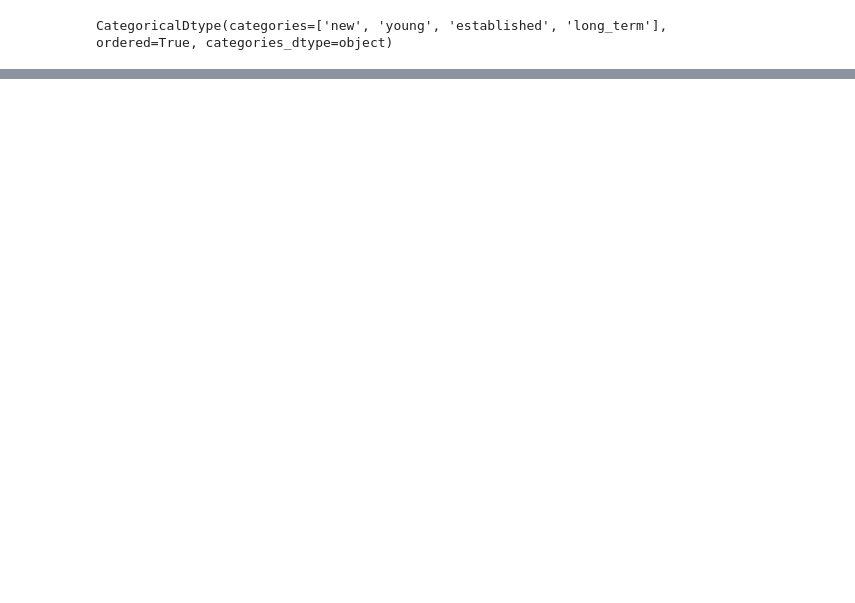
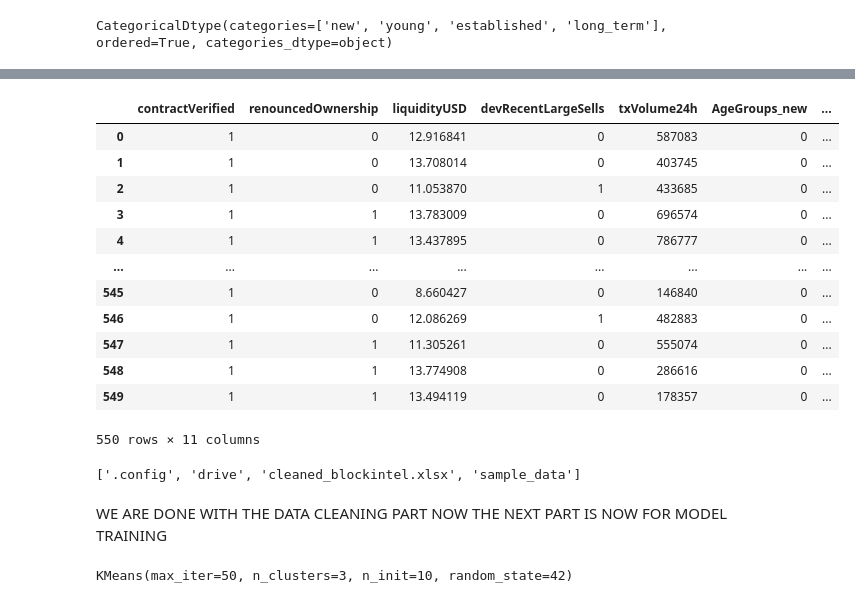
Before and after one commit to LaiTechTinker/Datascinceproject, a Jupyter notebook: Block_intel_onchain.ipynb, the cells around one changed output, grey strips where cells are left out. Drawn from its saved outputs; the diff is of its cells as text; code cells hidden in the pictures; blank space fills up the shorter version.

Commit message:
Blockintel_kmeans algo

```diff
--- a/Block_intel_onchain.ipynb
+++ b/Block_intel_onchain.ipynb
@@ -169,0 +172,19 @@ last_df
+# %%
+final_df["logtxVolume24h"] = np.sign(final_df["txVolume24h"]) * np.log1p(abs(final_df["txVolume24h"])) #this creates log of price to avoid skewness
+final_df["liquidityUSD"] = np.log1p(final_df["liquidityUSD"]) #this creates log of liquidity to avoid skewness
+final_df["change_liquidity_ratio"] = df["txVolume24h"] / (df["liquidityUSD"] + 1) # this handles abnormal spike between in price with small liquidity to indicate fraud
+final_df
+# %% [output]
+|  | contractVerified | renouncedOwnership | liquidityUSD | devRecentLargeSells | txVolume24h | AgeGroups_new | ... |
+| 0 | 1 | 0 | 12.916841 | 0 | 587083 | 0 | ... |
+| 1 | 1 | 0 | 13.708014 | 0 | 403745 | 0 | ... |
+| 2 | 1 | 0 | 11.053870 | 1 | 433685 | 0 | ... |
+| 3 | 1 | 1 | 13.783009 | 0 | 696574 | 0 | ... |
+| 4 | 1 | 1 | 13.437895 | 0 | 786777 | 0 | ... |
+| ... | ... | ... | ... | ... | ... | ... | ... |
+| 545 | 1 | 0 | 8.660427 | 0 | 146840 | 0 | ... |
+| 546 | 1 | 0 | 12.086269 | 1 | 482883 | 0 | ... |
+| 547 | 1 | 1 | 11.305261 | 0 | 555074 | 0 | ... |
+| 548 | 1 | 1 | 13.774908 | 0 | 286616 | 0 | ... |
+| 549 | 1 | 1 | 13.494119 | 0 | 178357 | 0 | ... |
+550 rows × 11 columns
@@ -169,0 +193,6 @@ last_df
+# %%
+print(os.listdir())
+# %% [output]
+['.config', 'drive', 'cleaned_blockintel.xlsx', 'sample_data']
+# %% [markdown]
+  WE ARE DONE WITH THE DATA CLEANING PART NOW THE NEXT PART IS NOW FOR MODEL TRAINING
@@ -169,0 +209,6 @@ last_df
+# %%
+from sklearn.cluster import KMeans
+kmeans=KMeans(n_clusters=3,random_state=42,max_iter=50,n_init=10,tol=1e-4,verbose=0)
+kmeans.fit(X_train_scaled)
+# %% [output]
+KMeans(max_iter=50, n_clusters=3, n_init=10, random_state=42)
```
Also changed, not shown: parts of 10 cells of this notebook.
